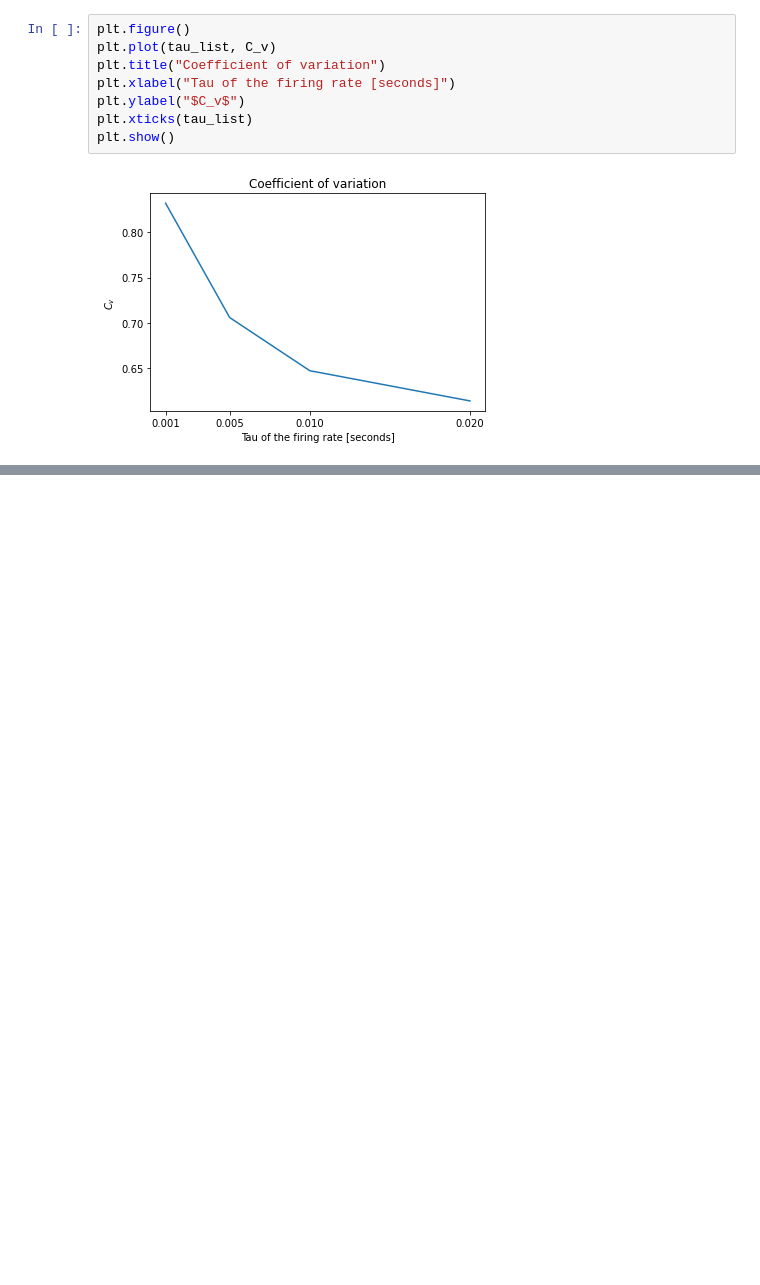
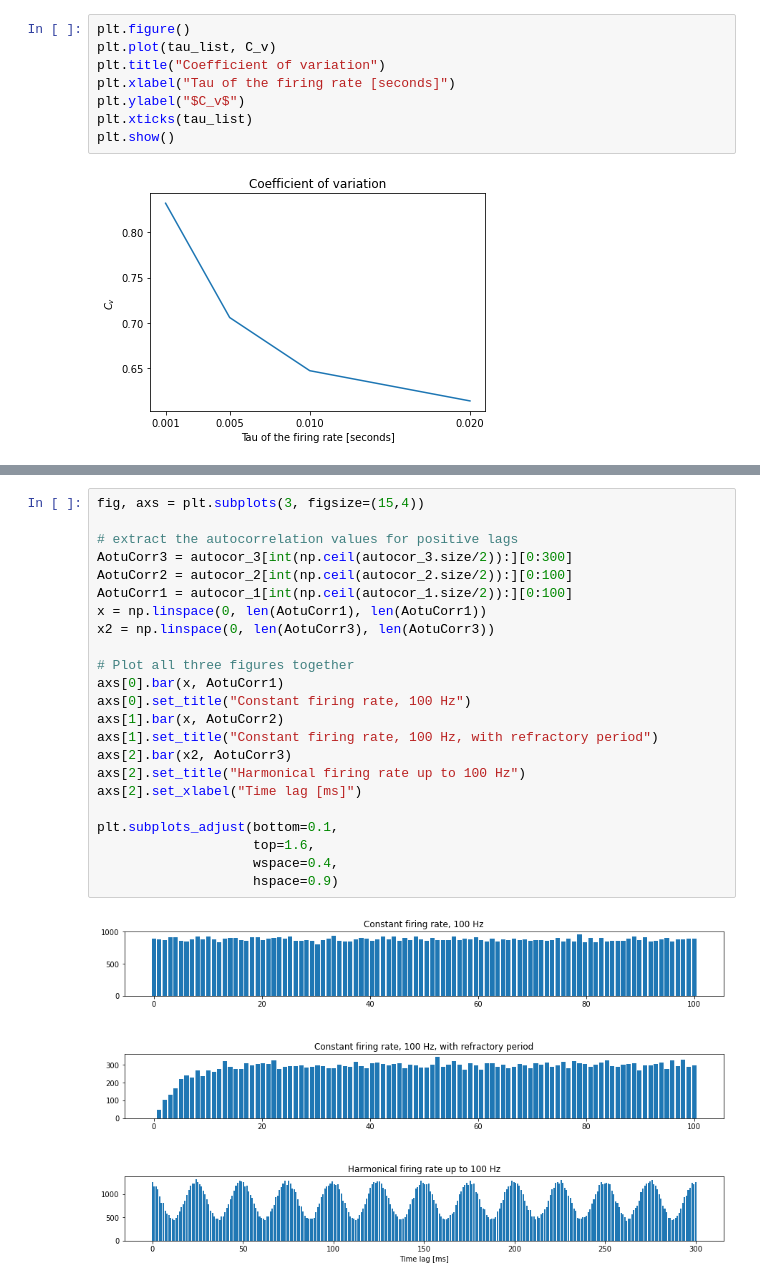
Before and after one commit to Revanchist317/DA_exercises, a Jupyter notebook: Chapter 1.ipynb, the cells around one changed output, grey strips where cells are left out. Drawn from its saved outputs; the diff is of its cells as text; blank space fills up the shorter version.

```diff
--- a/Chapter 1.ipynb
+++ b/Chapter 1.ipynb
@@ -251,0 +286,25 @@ plt.show()
+# %%
+fig, axs = plt.subplots(3, figsize=(15,4))
+
+# extract the autocorrelation values for positive lags
+AotuCorr3 = autocor_3[int(np.ceil(autocor_3.size/2)):][0:300]
+AotuCorr2 = autocor_2[int(np.ceil(autocor_2.size/2)):][0:100]
+AotuCorr1 = autocor_1[int(np.ceil(autocor_1.size/2)):][0:100]
+x = np.linspace(0, len(AotuCorr1), len(AotuCorr1))
+x2 = np.linspace(0, len(AotuCorr3), len(AotuCorr3))
+
+# Plot all three figures together
+axs[0].bar(x, AotuCorr1)
+axs[0].set_title("Constant firing rate, 100 Hz")
+axs[1].bar(x, AotuCorr2)
+axs[1].set_title("Constant firing rate, 100 Hz, with refractory period")
+axs[2].bar(x2, AotuCorr3)
+axs[2].set_title("Harmonical firing rate up to 100 Hz")
+axs[2].set_xlabel("Time lag [ms]")
+
+plt.subplots_adjust(bottom=0.1,
+                    top=1.6,
+                    wspace=0.4,
+                    hspace=0.9)
+# %% [output]
+[figure, added]
```
Also changed, not shown: parts of 12 cells of this notebook.
